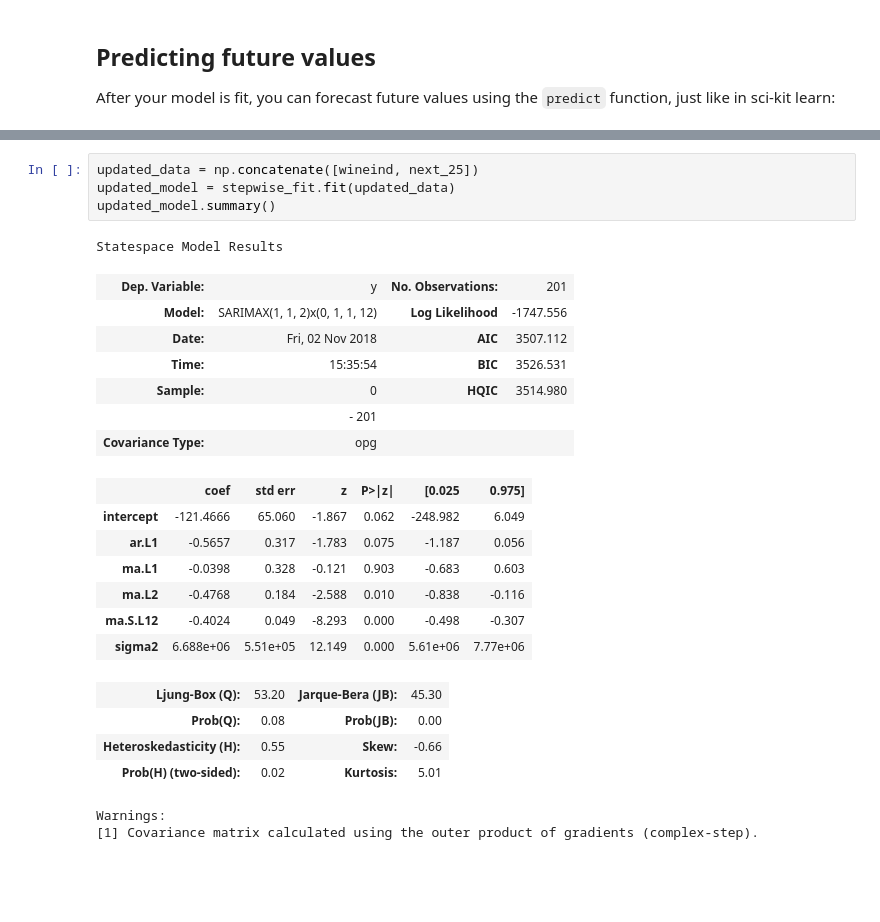
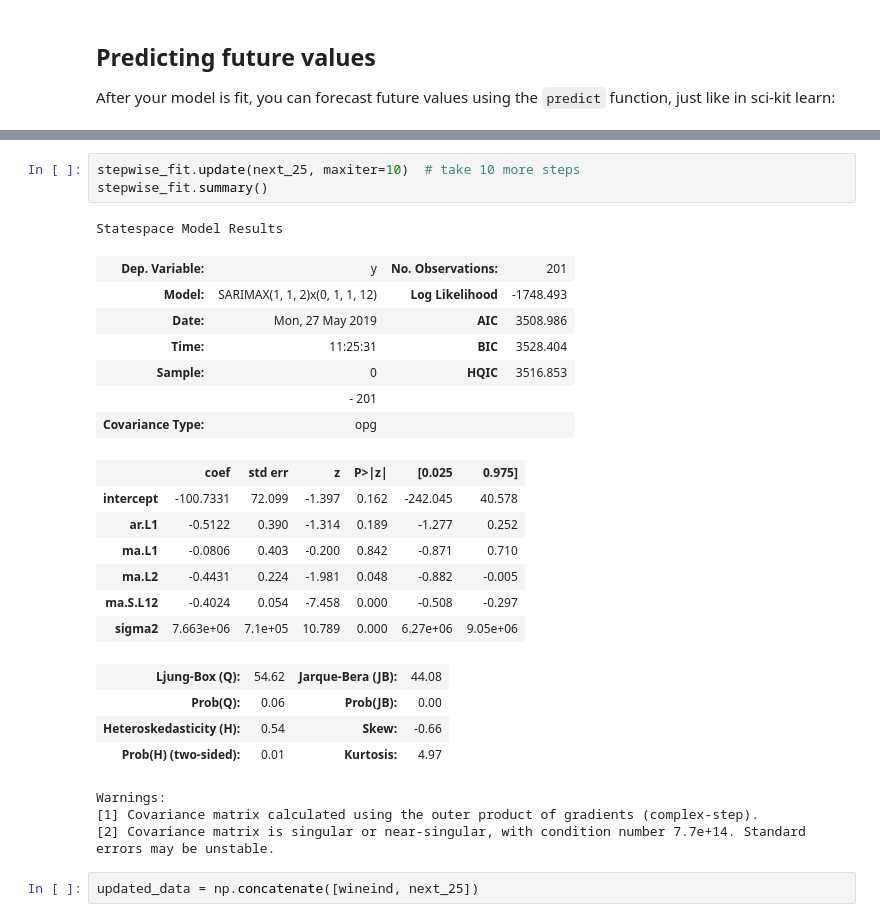
Before and after one commit to alkaline-ml/pmdarima, a Jupyter notebook: examples/quick_start_example.ipynb, the cells around one changed output, grey strips where cells are left out. Cells and saved outputs as stored; diff of their text form; blank space fills up the shorter version.

```diff
--- a/examples/quick_start_example.ipynb
+++ b/examples/quick_start_example.ipynb
@@ -259,28 +253,30 @@ ARIMAs create forecasts by using the latest observations. Over time, your foreca
+# %%
+stepwise_fit.update(next_25, maxiter=10)  # take 10 more steps
+stepwise_fit.summary()
+# %% [output]
+Statespace Model Results
+| Dep. Variable: | y | No. Observations: | 201 |
+| Model: | SARIMAX(1, 1, 2)x(0, 1, 1, 12) | Log Likelihood | -1748.493 |
+| Date: | Mon, 27 May 2019 | AIC | 3508.986 |
+| Time: | 11:25:31 | BIC | 3528.404 |
+| Sample: | 0 | HQIC | 3516.853 |
+|  | - 201 |  |  |
+| Covariance Type: | opg |  |  |
+|  | coef | std err | z | P>|z| | [0.025 | 0.975] |
+| intercept | -100.7331 | 72.099 | -1.397 | 0.162 | -242.045 | 40.578 |
+| ar.L1 | -0.5122 | 0.390 | -1.314 | 0.189 | -1.277 | 0.252 |
+| ma.L1 | -0.0806 | 0.403 | -0.200 | 0.842 | -0.871 | 0.710 |
+| ma.L2 | -0.4431 | 0.224 | -1.981 | 0.048 | -0.882 | -0.005 |
+| ma.S.L12 | -0.4024 | 0.054 | -7.458 | 0.000 | -0.508 | -0.297 |
+| sigma2 | 7.663e+06 | 7.1e+05 | 10.789 | 0.000 | 6.27e+06 | 9.05e+06 |
+| Ljung-Box (Q): | 54.62 | Jarque-Bera (JB): | 44.08 |
+| Prob(Q): | 0.06 | Prob(JB): | 0.00 |
+| Heteroskedasticity (H): | 0.54 | Skew: | -0.66 |
+| Prob(H) (two-sided): | 0.01 | Kurtosis: | 4.97 |
+Warnings:
+[1] Covariance matrix calculated using the outer product of gradients (complex-step).
+[2] Covariance matrix is singular or near-singular, with condition number 7.7e+14. Standard errors may be unstable.
 # %%
 updated_data = np.concatenate([wineind, next_25])
-updated_model = stepwise_fit.fit(updated_data)
-updated_model.summary()
-# %% [output]
-Statespace Model Results
-| Dep. Variable: | y | No. Observations: | 201 |
-| Model: | SARIMAX(1, 1, 2)x(0, 1, 1, 12) | Log Likelihood | -1747.556 |
-| Date: | Fri, 02 Nov 2018 | AIC | 3507.112 |
-| Time: | 15:35:54 | BIC | 3526.531 |
-| Sample: | 0 | HQIC | 3514.980 |
-|  | - 201 |  |  |
-| Covariance Type: | opg |  |  |
-|  | coef | std err | z | P>|z| | [0.025 | 0.975] |
-| intercept | -121.4666 | 65.060 | -1.867 | 0.062 | -248.982 | 6.049 |
-| ar.L1 | -0.5657 | 0.317 | -1.783 | 0.075 | -1.187 | 0.056 |
-| ma.L1 | -0.0398 | 0.328 | -0.121 | 0.903 | -0.683 | 0.603 |
-| ma.L2 | -0.4768 | 0.184 | -2.588 | 0.010 | -0.838 | -0.116 |
-| ma.S.L12 | -0.4024 | 0.049 | -8.293 | 0.000 | -0.498 | -0.307 |
-| sigma2 | 6.688e+06 | 5.51e+05 | 12.149 | 0.000 | 5.61e+06 | 7.77e+06 |
-| Ljung-Box (Q): | 53.20 | Jarque-Bera (JB): | 45.30 |
-| Prob(Q): | 0.08 | Prob(JB): | 0.00 |
-| Heteroskedasticity (H): | 0.55 | Skew: | -0.66 |
-| Prob(H) (two-sided): | 0.02 | Kurtosis: | 5.01 |
-Warnings:
-[1] Covariance matrix calculated using the outer product of gradients (complex-step).
 # %%
 # visualize new forecasts
```
Also changed, not shown: parts of 12 cells of this notebook, 19 other files.
